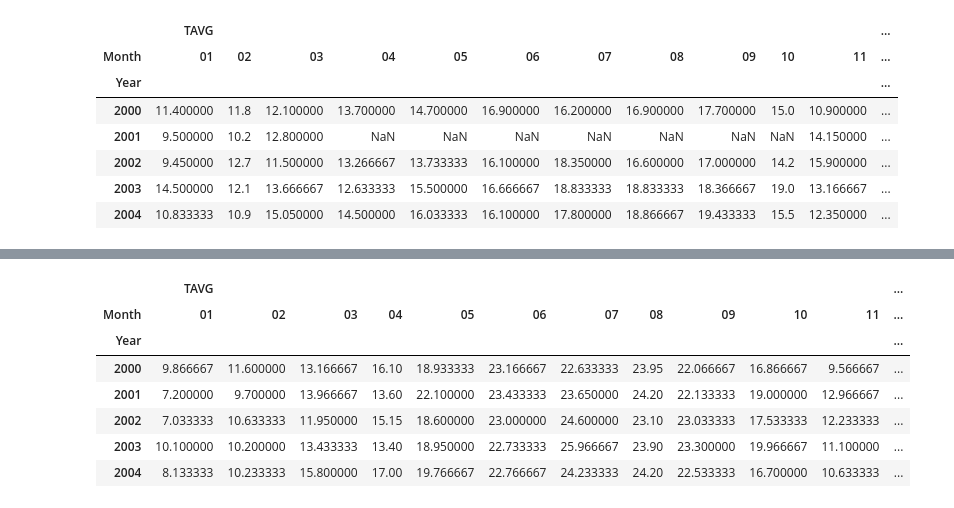
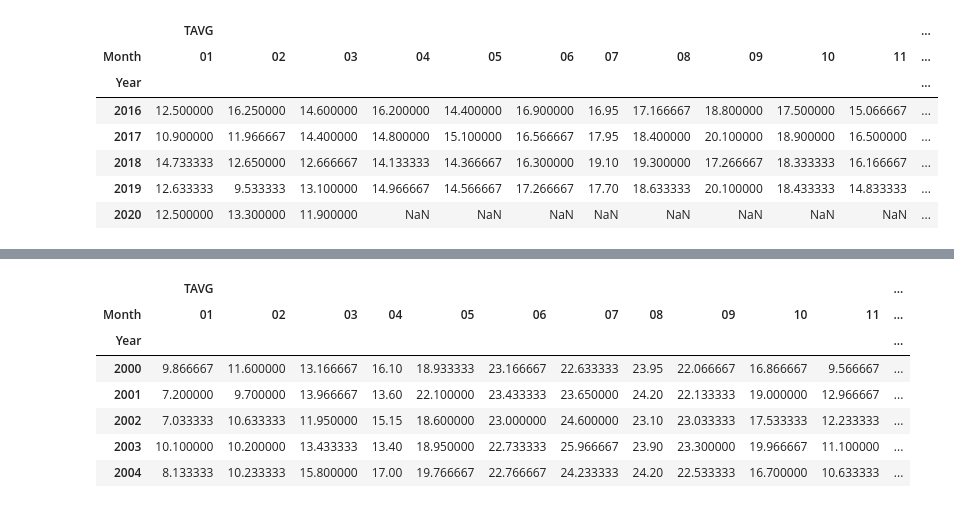
Before and after one commit to kldudzinsky/Monarch_Climate_Project, a Jupyter notebook: kat_machineL.ipynb, the cells around one changed output, grey strips where cells are left out. Cells and saved outputs as stored; diff of their text form; code cells hidden in the pictures.

```diff
--- a/kat_machineL.ipynb
+++ b/kat_machineL.ipynb
@@ -102,16 +280,16 @@ santamaria_df[['Year', 'Month']]=santamaria_df['DATE'].str.split('-',1,expand=Tr
 santamaria_yr_mo_avg=santamaria_df[['Year','Month','TAVG']]
 santamaria_yr_mo_avg_pivot=santamaria_yr_mo_avg.pivot(index='Year', columns='Month', values=['TAVG'])
 # %%
-santamaria_yr_mo_avg_pivot.head()
+santamaria_yr_mo_avg_pivot.tail()
 # %% [output]
 |  | TAVG |  |  |  |  |  |  |  |  |  |  | ... |
 | Month | 01 | 02 | 03 | 04 | 05 | 06 | 07 | 08 | 09 | 10 | 11 | ... |
 | Year |  |  |  |  |  |  |  |  |  |  |  | ... |
-| 2000 | 11.400000 | 11.8 | 12.100000 | 13.700000 | 14.700000 | 16.900000 | 16.200000 | 16.900000 | 17.700000 | 15.0 | 10.900000 | ... |
-| 2001 | 9.500000 | 10.2 | 12.800000 | NaN | NaN | NaN | NaN | NaN | NaN | NaN | 14.150000 | ... |
-| 2002 | 9.450000 | 12.7 | 11.500000 | 13.266667 | 13.733333 | 16.100000 | 18.350000 | 16.600000 | 17.000000 | 14.2 | 15.900000 | ... |
-| 2003 | 14.500000 | 12.1 | 13.666667 | 12.633333 | 15.500000 | 16.666667 | 18.833333 | 18.833333 | 18.366667 | 19.0 | 13.166667 | ... |
-| 2004 | 10.833333 | 10.9 | 15.050000 | 14.500000 | 16.033333 | 16.100000 | 17.800000 | 18.866667 | 19.433333 | 15.5 | 12.350000 | ... |
+| 2016 | 12.500000 | 16.250000 | 14.600000 | 16.200000 | 14.400000 | 16.900000 | 16.95 | 17.166667 | 18.800000 | 17.500000 | 15.066667 | ... |
+| 2017 | 10.900000 | 11.966667 | 14.400000 | 14.800000 | 15.100000 | 16.566667 | 17.95 | 18.400000 | 20.100000 | 18.900000 | 16.500000 | ... |
+| 2018 | 14.733333 | 12.650000 | 12.666667 | 14.133333 | 14.366667 | 16.300000 | 19.10 | 19.300000 | 17.266667 | 18.333333 | 16.166667 | ... |
+| 2019 | 12.633333 | 9.533333 | 13.100000 | 14.966667 | 14.566667 | 17.266667 | 17.70 | 18.633333 | 20.100000 | 18.433333 | 14.833333 | ... |
+| 2020 | 12.500000 | 13.300000 | 11.900000 | NaN | NaN | NaN | NaN | NaN | NaN | NaN | NaN | ... |
 # %%
 santarosa_df[['Year', 'Month']]=santarosa_df['DATE'].str.split('-',1,expand=True)
 santarosa_yr_mo_avg=santarosa_df[['Year','Month','TAVG']]
```
Also changed, not shown: parts of 29 cells of this notebook.
